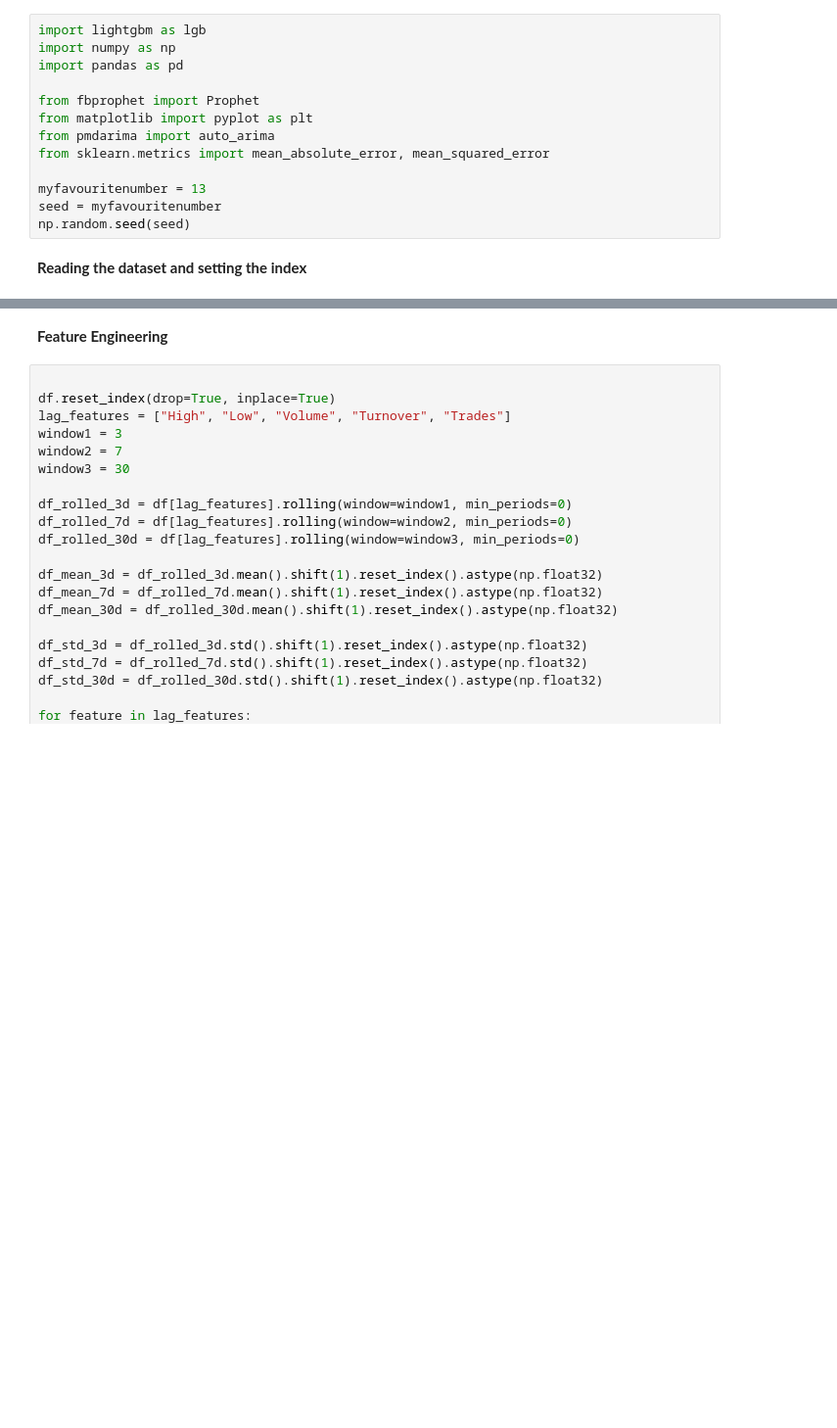
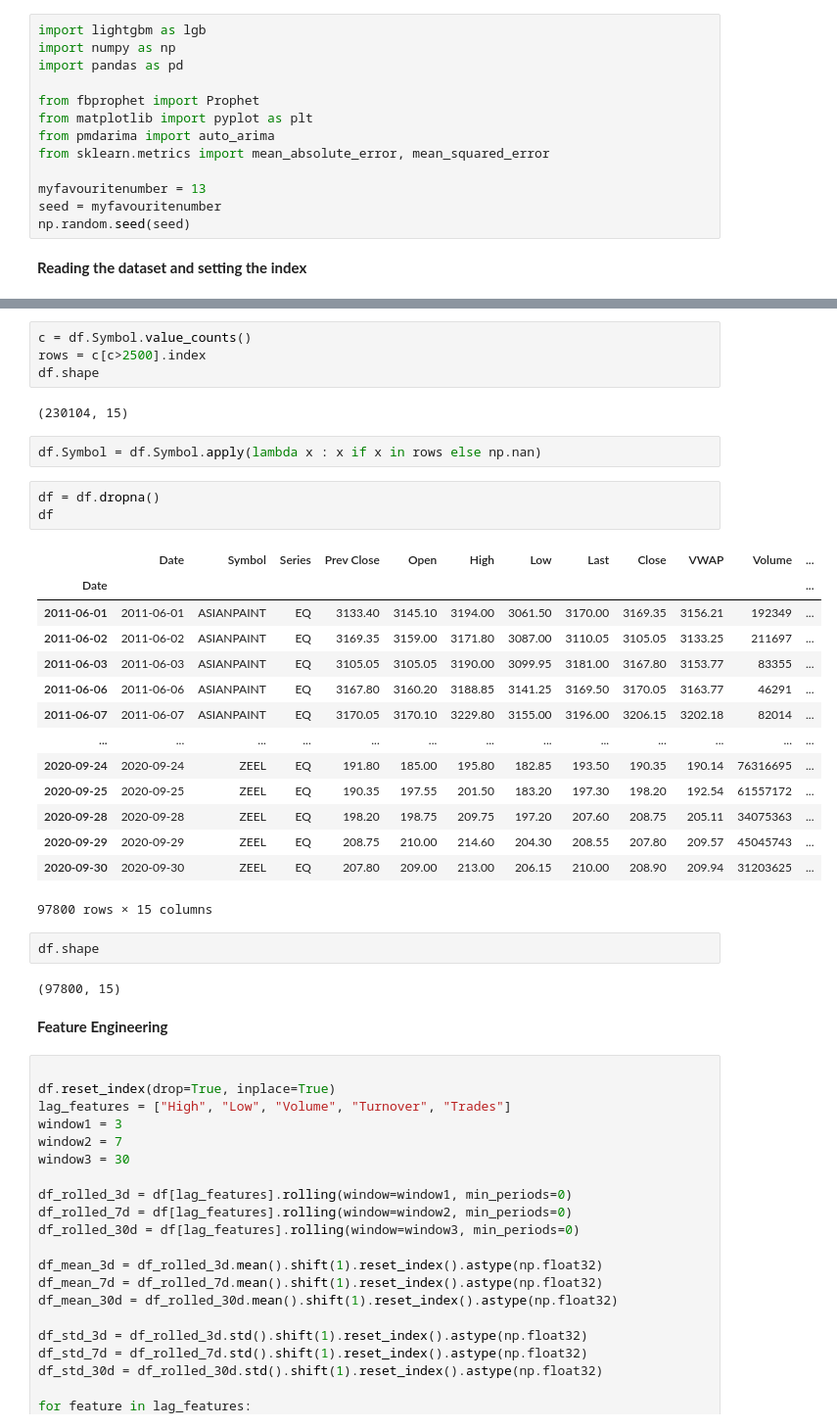
Before and after one commit to Shreya549/Stonks, a Jupyter notebook: Prediction.ipynb, the cells around one changed output, grey strips where cells are left out. Shown: that part at 98% size. Drawn from its saved outputs; the diff is of its cells as text; blank space fills up the shorter version.

```diff
--- a/Prediction.ipynb
+++ b/Prediction.ipynb
@@ -28,3 +51,33 @@ df.head()
+# %%
+c = df.Symbol.value_counts()
+rows = c[c>2500].index
+df.shape
+# %% [output]
+(230104, 15)
+# %%
+df.Symbol = df.Symbol.apply(lambda x : x if x in rows else np.nan)
+# %%
+df = df.dropna()
+df
+# %% [output]
+|  | Date | Symbol | Series | Prev Close | Open | High | Low | Last | Close | VWAP | Volume | ... |
+| Date |  |  |  |  |  |  |  |  |  |  |  | ... |
+| 2011-06-01 | 2011-06-01 | ASIANPAINT | EQ | 3133.40 | 3145.10 | 3194.00 | 3061.50 | 3170.00 | 3169.35 | 3156.21 | 192349 | ... |
+| 2011-06-02 | 2011-06-02 | ASIANPAINT | EQ | 3169.35 | 3159.00 | 3171.80 | 3087.00 | 3110.05 | 3105.05 | 3133.25 | 211697 | ... |
+| 2011-06-03 | 2011-06-03 | ASIANPAINT | EQ | 3105.05 | 3105.05 | 3190.00 | 3099.95 | 3181.00 | 3167.80 | 3153.77 | 83355 | ... |
+| 2011-06-06 | 2011-06-06 | ASIANPAINT | EQ | 3167.80 | 3160.20 | 3188.85 | 3141.25 | 3169.50 | 3170.05 | 3163.77 | 46291 | ... |
+| 2011-06-07 | 2011-06-07 | ASIANPAINT | EQ | 3170.05 | 3170.10 | 3229.80 | 3155.00 | 3196.00 | 3206.15 | 3202.18 | 82014 | ... |
+| ... | ... | ... | ... | ... | ... | ... | ... | ... | ... | ... | ... | ... |
+| 2020-09-24 | 2020-09-24 | ZEEL | EQ | 191.80 | 185.00 | 195.80 | 182.85 | 193.50 | 190.35 | 190.14 | 76316695 | ... |
+| 2020-09-25 | 2020-09-25 | ZEEL | EQ | 190.35 | 197.55 | 201.50 | 183.20 | 197.30 | 198.20 | 192.54 | 61557172 | ... |
+| 2020-09-28 | 2020-09-28 | ZEEL | EQ | 198.20 | 198.75 | 209.75 | 197.20 | 207.60 | 208.75 | 205.11 | 34075363 | ... |
+| 2020-09-29 | 2020-09-29 | ZEEL | EQ | 208.75 | 210.00 | 214.60 | 204.30 | 208.55 | 207.80 | 209.57 | 45045743 | ... |
+| 2020-09-30 | 2020-09-30 | ZEEL | EQ | 207.80 | 209.00 | 213.00 | 206.15 | 210.00 | 208.90 | 209.94 | 31203625 | ... |
+97800 rows × 15 columns
+# %%
+df.shape
+# %% [output]
+(97800, 15)
 # %% [markdown]
 **Feature Engineering**
 # %%
```
Also changed, not shown: parts of 15 cells of this notebook.
